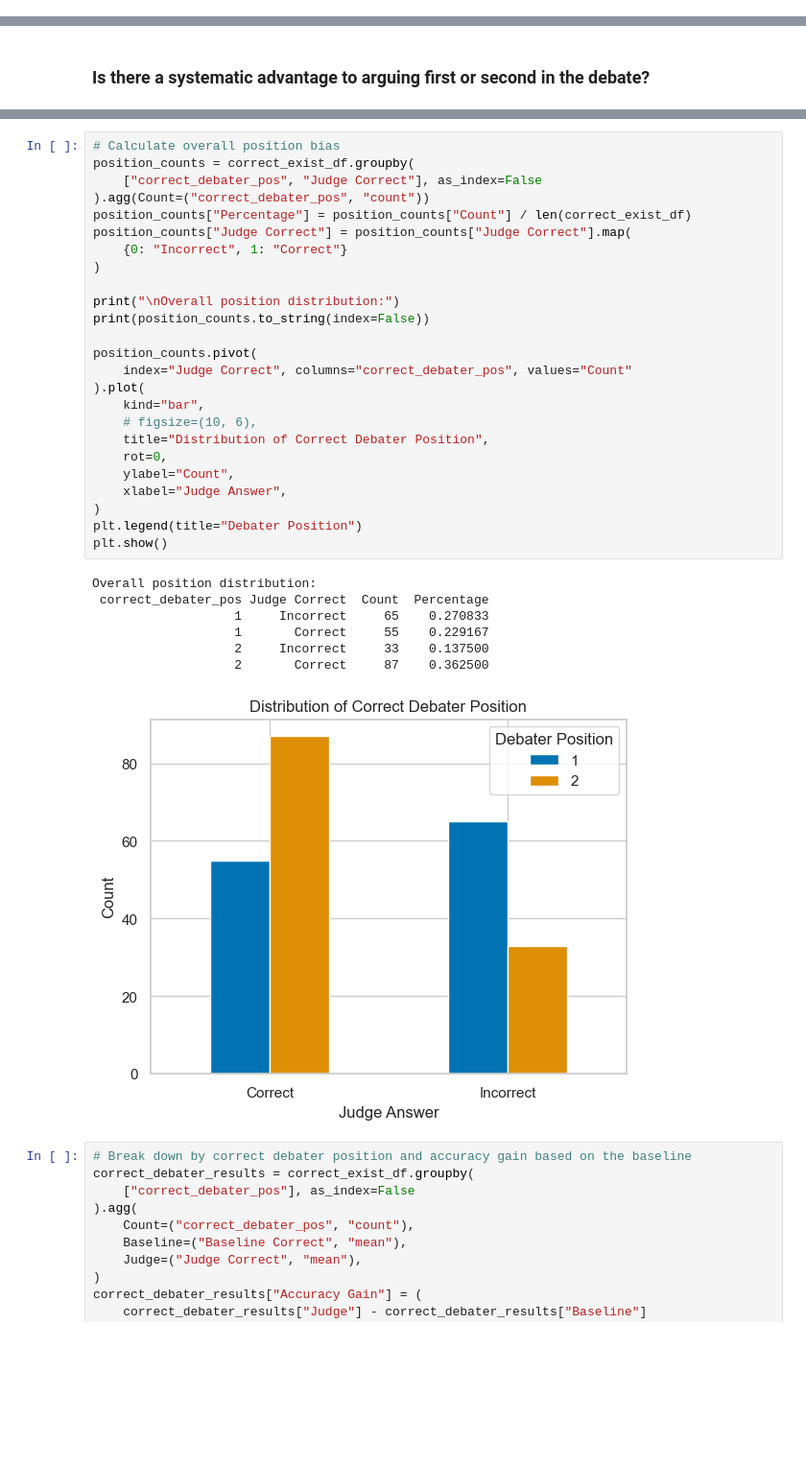
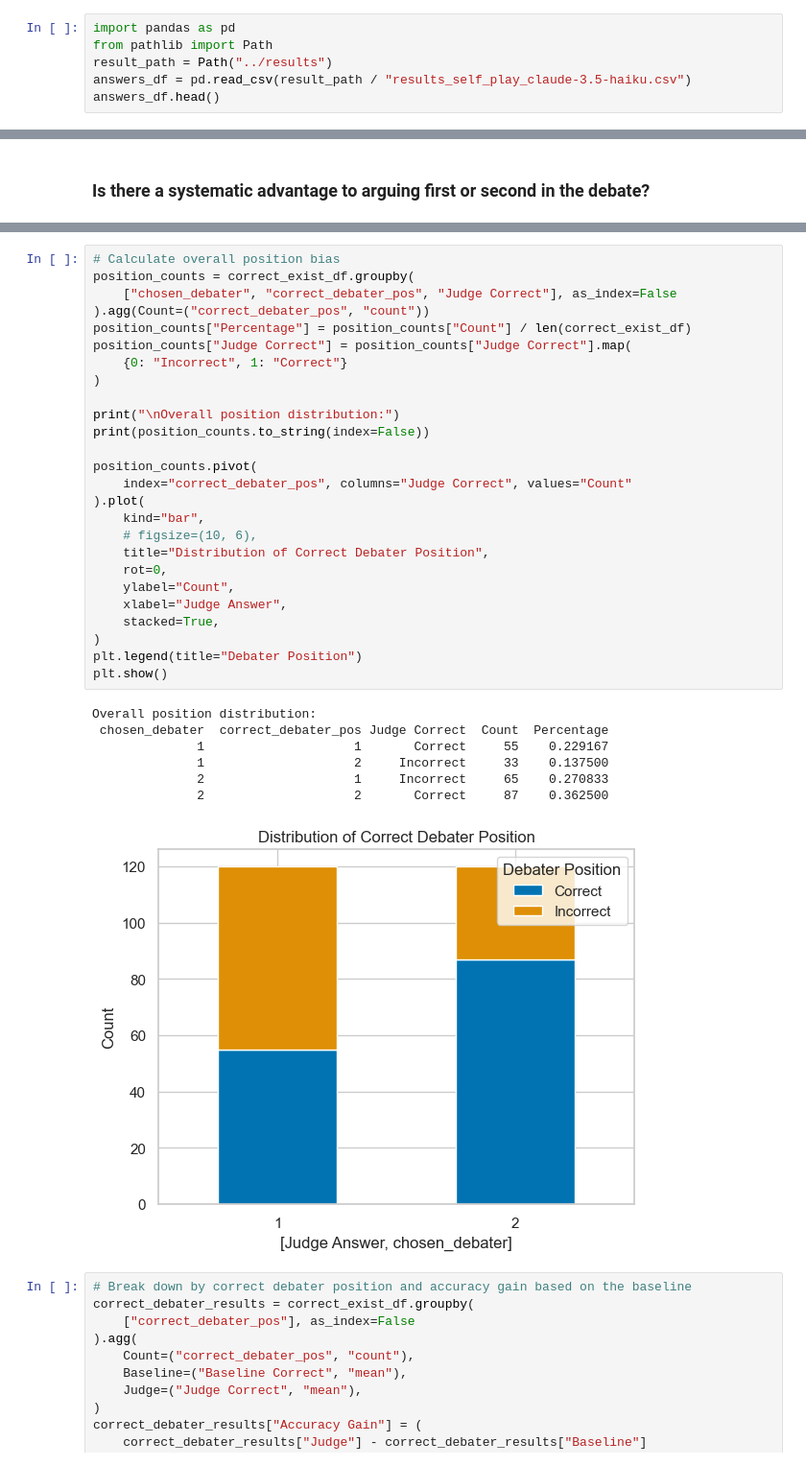
Before and after one commit to fiddien/ai-debate-experiment, a Jupyter notebook: notebooks/evaluate-claude-3.5-haiku.ipynb, the cells around one changed output, grey strips where cells are left out. Shown at 96% size. Drawn from its saved outputs; the diff is of its cells as text; blank space fills up the shorter version.

```diff
--- a/notebooks/evaluate-claude-3.5-haiku.ipynb
+++ b/notebooks/evaluate-claude-3.5-haiku.ipynb
@@ -449,0 +3,6 @@ answers_df = pd.read_csv(result_path / "results.csv")
+# %%
+import pandas as pd
+from pathlib import Path
+result_path = Path("../results")
+answers_df = pd.read_csv(result_path / "results_self_play_claude-3.5-haiku.csv")
+answers_df.head()
@@ -650,36 +285,37 @@ chosen_debater_counts.plot(
 # %%
 # Calculate overall position bias
 position_counts = correct_exist_df.groupby(
-    ["correct_debater_pos", "Judge Correct"], as_index=False
+    ["chosen_debater", "correct_debater_pos", "Judge Correct"], as_index=False
 ).agg(Count=("correct_debater_pos", "count"))
 position_counts["Percentage"] = position_counts["Count"] / len(correct_exist_df)
 position_counts["Judge Correct"] = position_counts["Judge Correct"].map(
     {0: "Incorrect", 1: "Correct"}
 )
 
 print("\nOverall position distribution:")
 print(position_counts.to_string(index=False))
 
 position_counts.pivot(
-    index="Judge Correct", columns="correct_debater_pos", values="Count"
+    index="correct_debater_pos", columns="Judge Correct", values="Count"
 ).plot(
     kind="bar",
     # figsize=(10, 6),
     title="Distribution of Correct Debater Position",
     rot=0,
     ylabel="Count",
     xlabel="Judge Answer",
+    stacked=True,
 )
 plt.legend(title="Debater Position")
 plt.show()
 # %% [output]
 Overall position distribution:
- correct_debater_pos Judge Correct  Count  Percentage
-                   1     Incorrect     65    0.270833
-                   1       Correct     55    0.229167
-                   2     Incorrect     33    0.137500
-                   2       Correct     87    0.362500
+ chosen_debater  correct_debater_pos Judge Correct  Count  Percentage
+              1                    1       Correct     55    0.229167
+              1                    2     Incorrect     33    0.137500
+              2                    1     Incorrect     65    0.270833
+              2                    2       Correct     87    0.362500
-[figure, old version]
+[figure, new version]
 # %%
 # Break down by correct debater position and accuracy gain based on the baseline
 correct_debater_results = correct_exist_df.groupby(
```
Also changed, not shown: parts of 38 cells of this notebook, 3 other files.
